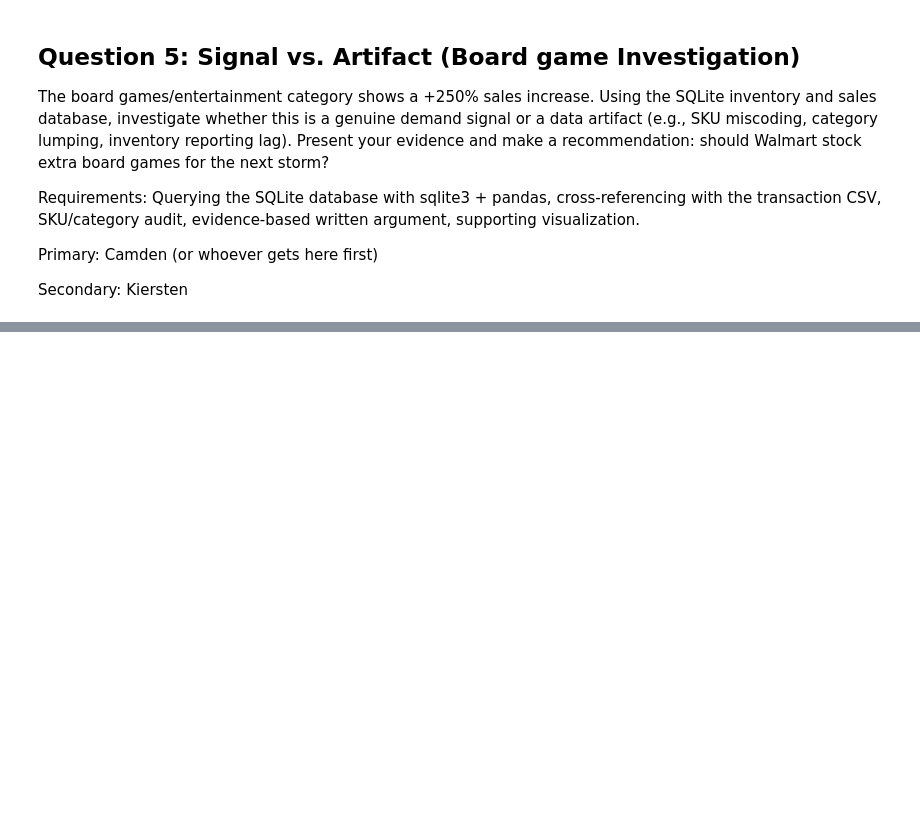
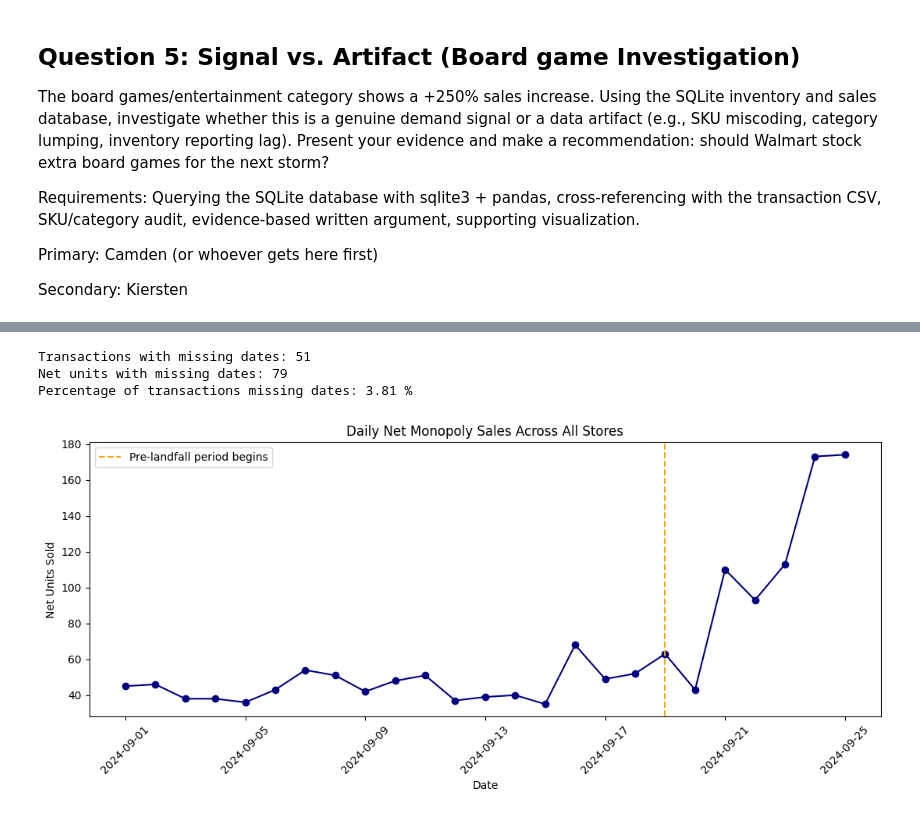
Before and after one commit to ciara-graves/walmart-hurricane-project, a Jupyter notebook: notebooks/DS2002_MidtermTeam_notebook.ipynb, the cells around one changed output, grey strips where cells are left out. Saved outputs shown, nothing was run; the diff lists cells and outputs as text; code cells hidden in the pictures; blank space fills up the shorter version.

```diff
--- a/notebooks/DS2002_MidtermTeam_notebook.ipynb
+++ b/notebooks/DS2002_MidtermTeam_notebook.ipynb
@@ -2816,0 +3546,19 @@ Secondary: Kiersten
+# %%
+# Look at all board game transactions
+board_game_transactions = transactions[
+    transactions["sku"].isin(board_games["sku"])
+].copy()
+
+board_game_transactions["date"] = pd.to_datetime(
+    board_game_transactions["timestamp"],
+    errors="coerce"
+).dt.normalize()
+
+print("Matching transactions:", len(board_game_transactions))
+
+display(
+    board_game_transactions[
+        ["date", "store_id", "sku", "product_name",
+         "category", "quantity", "transaction_type"]
+    ].head(15)
+)
@@ -2816,0 +3693,44 @@ Secondary: Kiersten
+# %%
+# Look at the missing data
+missing = board_game_transactions[
+    board_game_transactions['date'].isna()
+]
+
+print("Transactions with missing dates:", len(missing))
+print("Net units with missing dates:", missing['quantity'].sum())
+print(
+    "Percentage of transactions missing dates:",
+    round(len(missing) / len(board_game_transactions) * 100, 2),
+    "%"
+)
+# %% [output]
+Transactions with missing dates: 51
+Net units with missing dates: 79
+Percentage of transactions missing dates: 3.81 %
+# %%
+# Plot the data with landfall included
+plt.figure(figsize=(11, 5))
+
+plt.plot(
+    daily_board_games['date'],
+    daily_board_games['net_units'],
+    marker='o',
+    color='navy'
+)
+
+plt.axvline(
+    pd.Timestamp('2024-09-19'),
+    color='orange',
+    linestyle='--',
+    label='Pre-landfall period begins'
+)
+
+plt.title('Daily Net Monopoly Sales Across All Stores')
+plt.xlabel('Date')
+plt.ylabel('Net Units Sold')
+plt.xticks(rotation=45)
+plt.legend()
+plt.tight_layout()
+plt.show()
+# %% [output]
+[figure, added]
```
Also changed, not shown: parts of 40 cells of this notebook.
